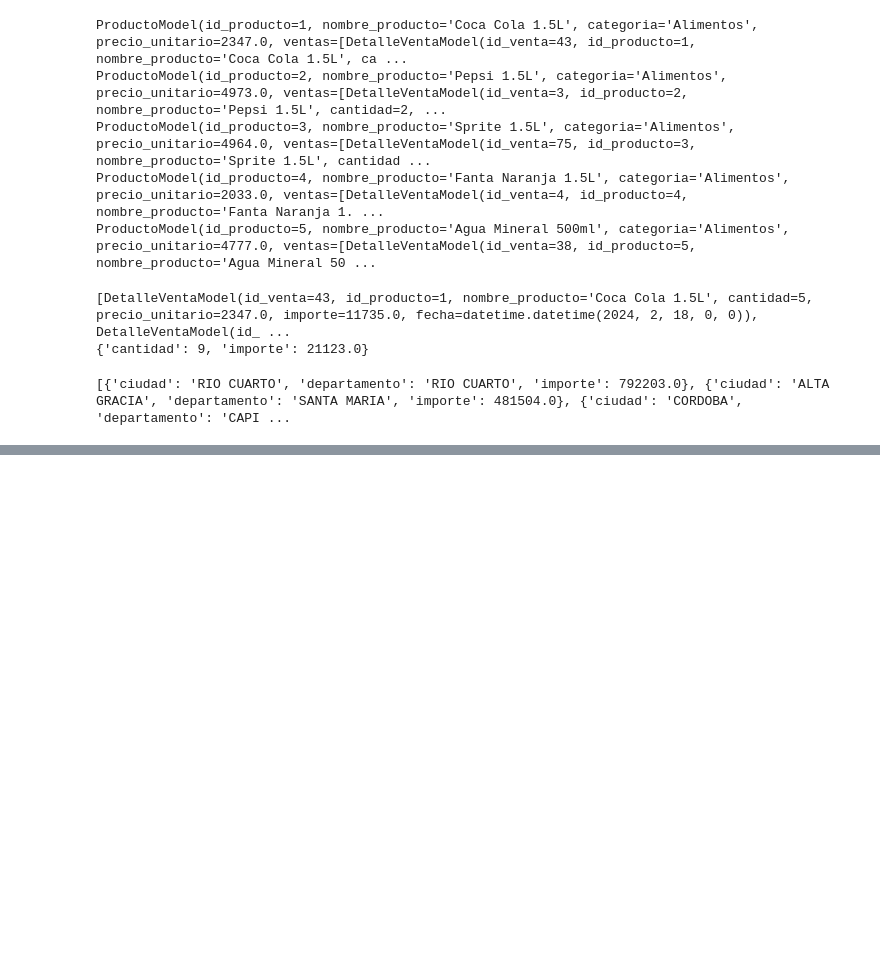
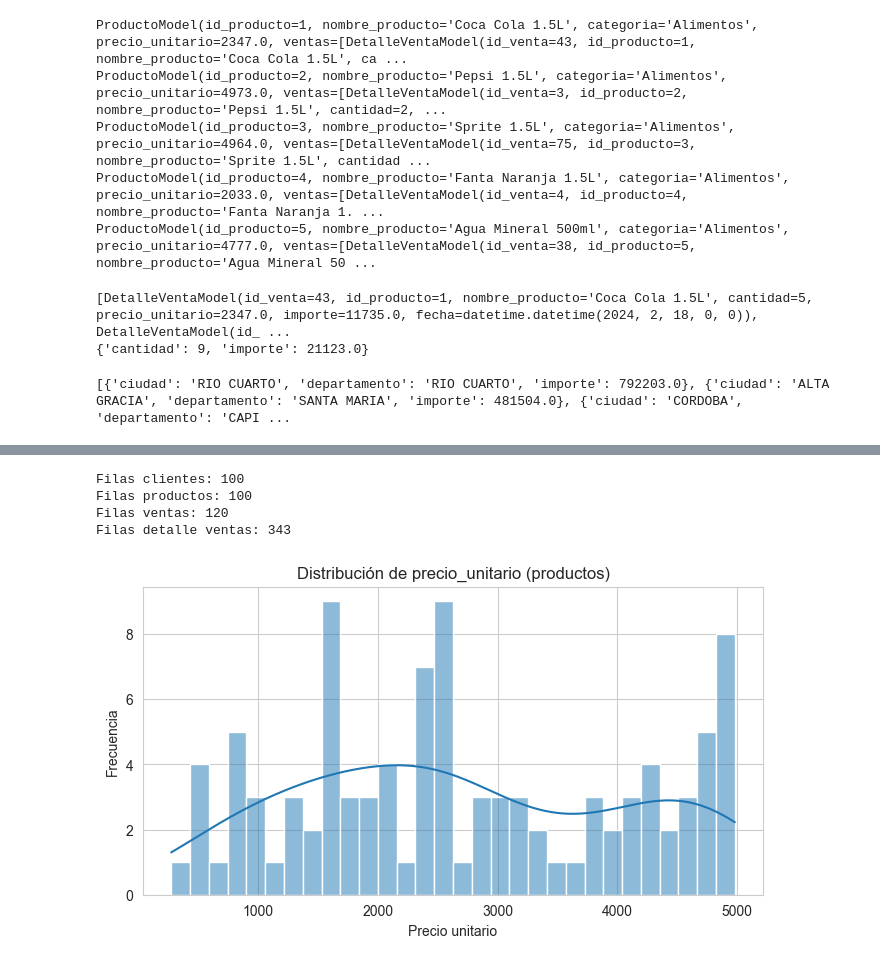
Before and after one commit to guspaz0/aurelion, a Jupyter notebook: src/prueba_entidades.ipynb, the cells around one changed output, grey strips where cells are left out. Drawn from its saved outputs; the diff is of its cells as text; code cells hidden in the pictures; blank space fills up the shorter version.

```diff
--- a/src/prueba_entidades.ipynb
+++ b/src/prueba_entidades.ipynb
@@ -104,0 +109,64 @@ print(ventas_ciudades)
+# %%
+# Preparar datos desde `app`
+import pandas as pd
+import numpy as np
+import matplotlib.pyplot as plt
+import seaborn as sns
+
+# Construir dataframes usando únicamente la instancia `app`
+clientes = [c.to_dict() for c in app.clientes_service.get_all()]
+df_clientes = pd.DataFrame(clientes)
+
+productos = [p.to_dict() for p in app.productos_service.get_all()]
+df_productos = pd.DataFrame(productos)
+
+ventas = [v.to_dict() for v in app.ventas_service.get_all()]
+df_ventas = pd.DataFrame(ventas)
+if not df_ventas.empty:
+    df_ventas['fecha'] = pd.to_datetime(df_ventas['fecha'], errors='coerce')
+
+# Expandir detalle de ventas en un dataframe separado
+rows = []
+for v in ventas:
+    for d in v.get('detalle', []):
+        row = dict(d)
+        row['id_venta'] = v.get('id_venta')
+        row['fecha'] = v.get('fecha')
+        rows.append(row)
+
+if rows:
+    df_detalle = pd.DataFrame(rows)
+else:
+    df_detalle = pd.DataFrame()
+
+# Asegurar tipos numéricos
+for col in ['cantidad','precio_unitario','importe']:
+    if col in df_detalle.columns:
+        df_detalle[col] = pd.to_numeric(df_detalle[col], errors='coerce')
+if 'precio_unitario' in df_productos.columns:
+    df_productos['precio_unitario'] = pd.to_numeric(df_productos['precio_unitario'], errors='coerce')
+
+print('Filas clientes:', len(df_clientes))
+print('Filas productos:', len(df_productos))
+print('Filas ventas:', len(df_ventas))
+print('Filas detalle ventas:', len(df_detalle))
+# %% [output]
+Filas clientes: 100
+Filas productos: 100
+Filas ventas: 120
+Filas detalle ventas: 343
+# %%
+# 1) Histograma de `precio_unitario` (productos)
+
+sns.set_style('whitegrid')
+plt.figure(figsize=(8,4))
+if 'precio_unitario' in df_productos.columns and not df_productos['precio_unitario'].dropna().empty:
+    sns.histplot(df_productos['precio_unitario'].dropna(), bins=30, kde=True)
+    plt.title('Distribución de precio_unitario (productos)')
+    plt.xlabel('Precio unitario')
+    plt.ylabel('Frecuencia')
+    plt.show()
+else:
+    print('No hay datos de precio_unitario para graficar.')
+# %% [output]
+[figure, added]
```
Also changed, not shown: parts of 3 cells of this notebook, 22 other files.
